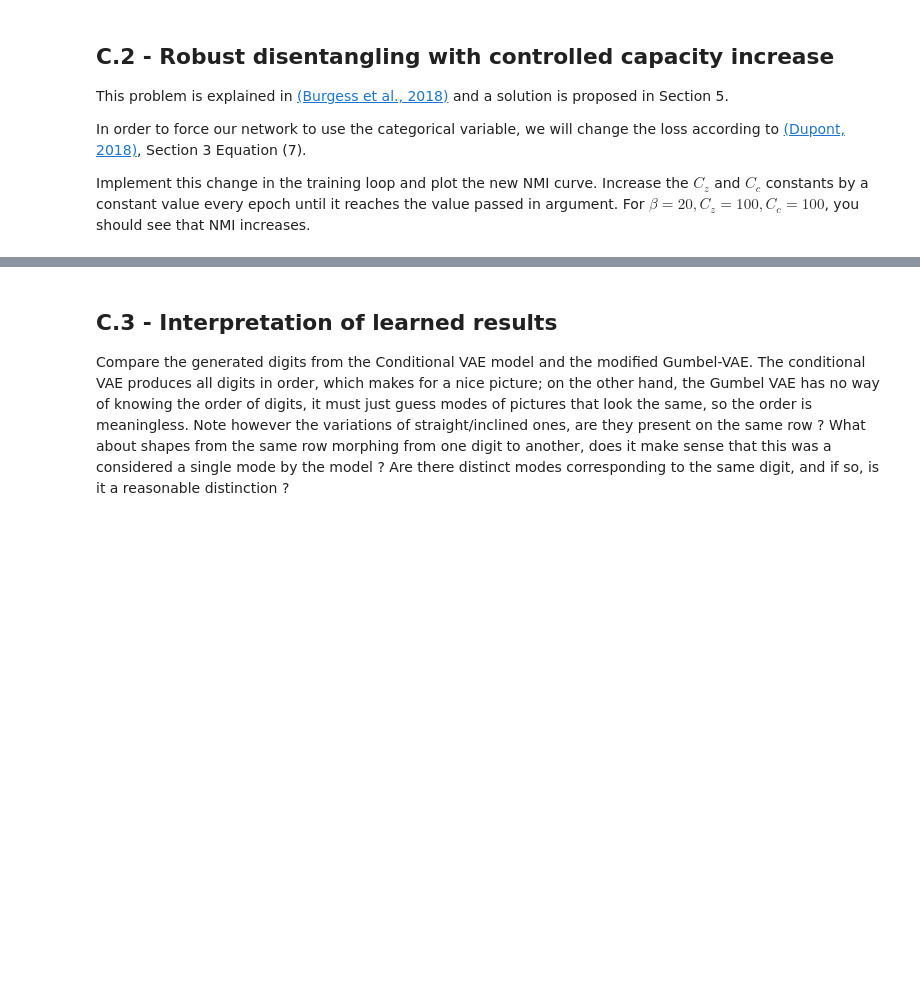
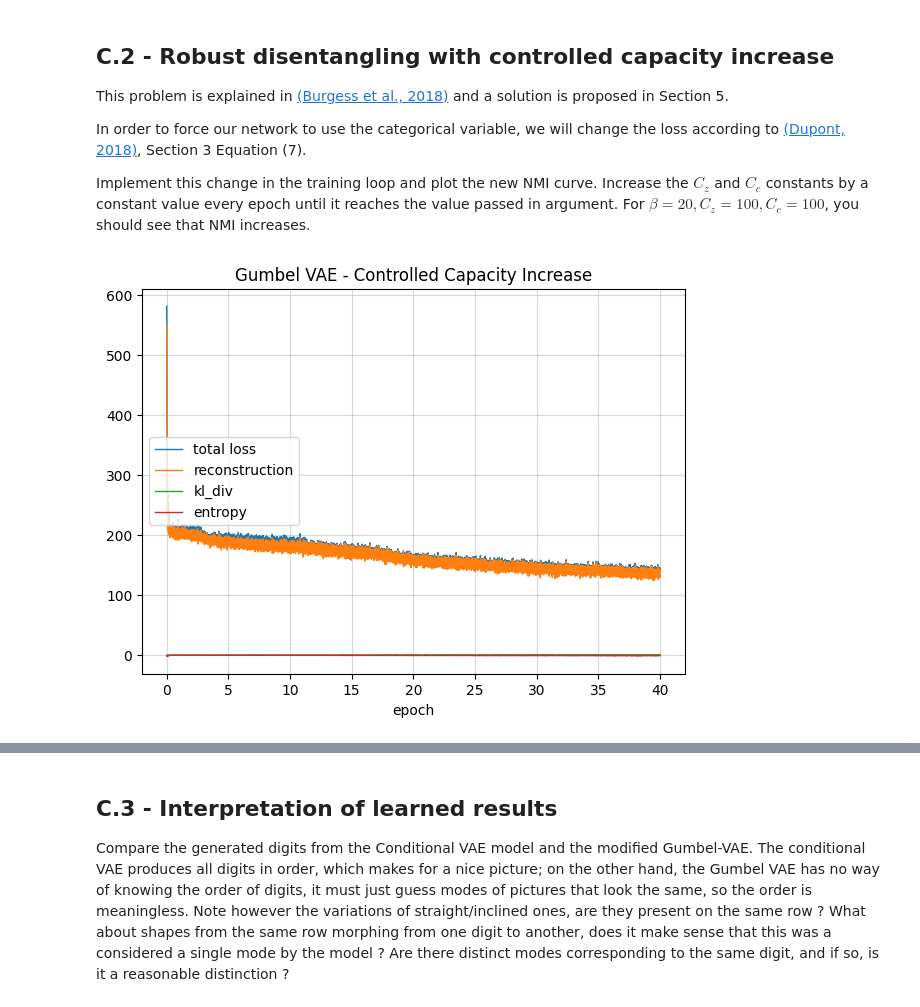
Before and after one commit to PyTomSss/ensae-dl-2025, a Jupyter notebook: session-6/Tom_Rossa_problem_vae.ipynb, the cells around one changed output, grey strips where cells are left out. Saved outputs shown, nothing was run; the diff lists cells and outputs as text; code cells hidden in the pictures; blank space fills up the shorter version.

```diff
--- a/session-6/Tom_Rossa_problem_vae.ipynb
+++ b/session-6/Tom_Rossa_problem_vae.ipynb
@@ -457 +403,41 @@ class VAE_Gumbel(nn.Module):
+# %%
+class VAE_Gumbel(nn.Module):
+    def __init__(self, image_size, h_dim, z_dim, num_classes=10):
+        super(VAE_Gumbel, self).__init__()
+        self.h_dim = h_dim
+        self.z_dim = z_dim
+        self.num_classes = num_classes
+
+        # encoder
+        self.fc1 = nn.Linear(image_size, h_dim)
+        self.fc2_mu = nn.Linear(h_dim, z_dim)
+        self.fc2_logvar = nn.Linear(h_dim, z_dim)
+        self.fc2_c = nn.Linear(h_dim, num_classes)
+
+        # decoder
+        self.fc3 = nn.Linear(z_dim + num_classes, h_dim)
+        self.fc4 = nn.Linear(h_dim, image_size)
+
+    def encode(self, x):
+        h = F.relu(self.fc1(x))
+        mu = self.fc2_mu(h)
+        logvar = self.fc2_logvar(h)
+        c_logits = self.fc2_c(h)
+        return mu, logvar, c_logits
+
+    def reparameterize(self, mu, log_var):
+        std = torch.exp(log_var/2)
+        eps = torch.randn_like(std)
+        return mu + eps * std
+
+    def decode(self, z, y_onehot):
+        h = F.relu(self.fc3(torch.cat([z, y_onehot], dim=1)))
+        return torch.sigmoid(self.fc4(h))
+
+    def forward(self, x):
+        mu, logvar, c_logits = self.encode(x)
+        z = self.reparameterize(mu, logvar)
+        c = TP09.gumbel_softmax(c_logits)
+        x_recon = self.decode(z, c)
+        return x_recon, mu, logvar, c
 # %%
@@ -520,5 +522,5 @@ In order to force our network to use the categorical variable, we will change th
 Implement this change in the training loop and plot the new NMI curve. Increase the $C_z$ and $C_c$ constants by a constant value every epoch until it reaches the value passed in argument.
 For $\beta = 20, C_z=100, C_c=100$, you should see that NMI increases.
 # %%
-model_G = VAE_Gumbel(h_dim=h_dim, z_dim=z_dim).to(device)
+model_G = VAE_Gumbel(image_size=image_size, h_dim=h_dim, z_dim=z_dim).to(device)
 optimizer = torch.optim.Adam(model_G.parameters(), lr=learning_rate)
@@ -529,21 +590,23 @@ def train_G_modified_loss(model, data_loader=data_loader,num_epochs=num_epochs,
 # %%
 # Hyper-parameters
 num_epochs = 40
 learning_rate = 1e-3
 beta = 20
 C_z_fin = 100
 C_c_fin = 100
 
-model_G = VAE_Gumbel(h_dim=h_dim, z_dim = z_dim).to(device)
+model_G = VAE_Gumbel(image_size=image_size, h_dim=h_dim, z_dim = z_dim).to(device)
 optimizer = torch.optim.Adam(model_G.parameters(), lr=learning_rate)
 
 nmi = train_G_modified_loss(
     model_G, data_loader,
     num_epochs=num_epochs,
     beta=beta,
     C_z_fin=C_z_fin,
     C_c_fin=C_c_fin,
     verbose=False)
+# %% [output]
+[figure, added]
 # %%
 plt.plot(nmi, '-o')
 plt.xlabel("epoch")
```
Also changed, not shown: parts of 24 cells of this notebook, 1 other file.
